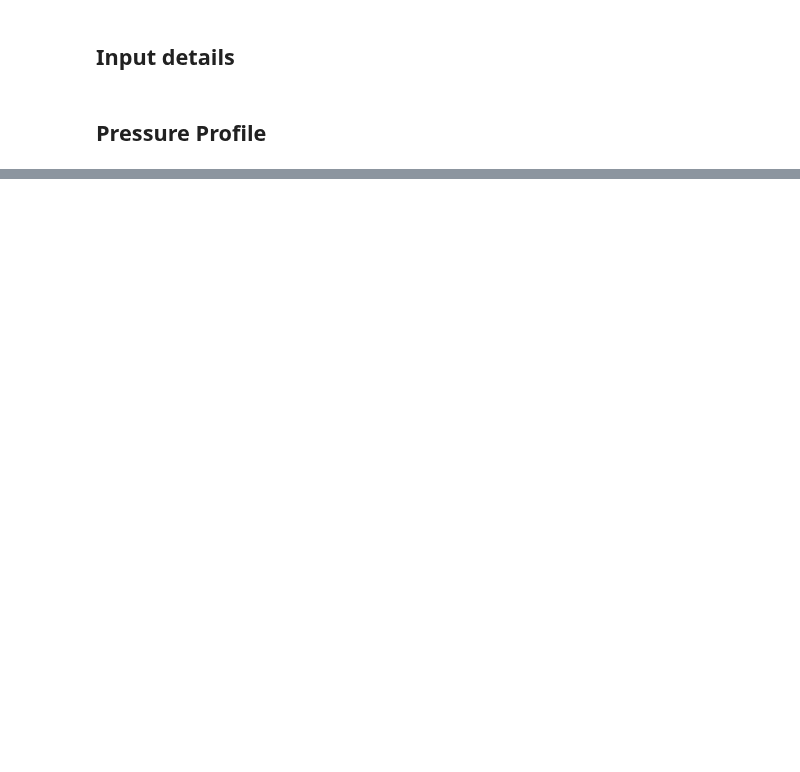
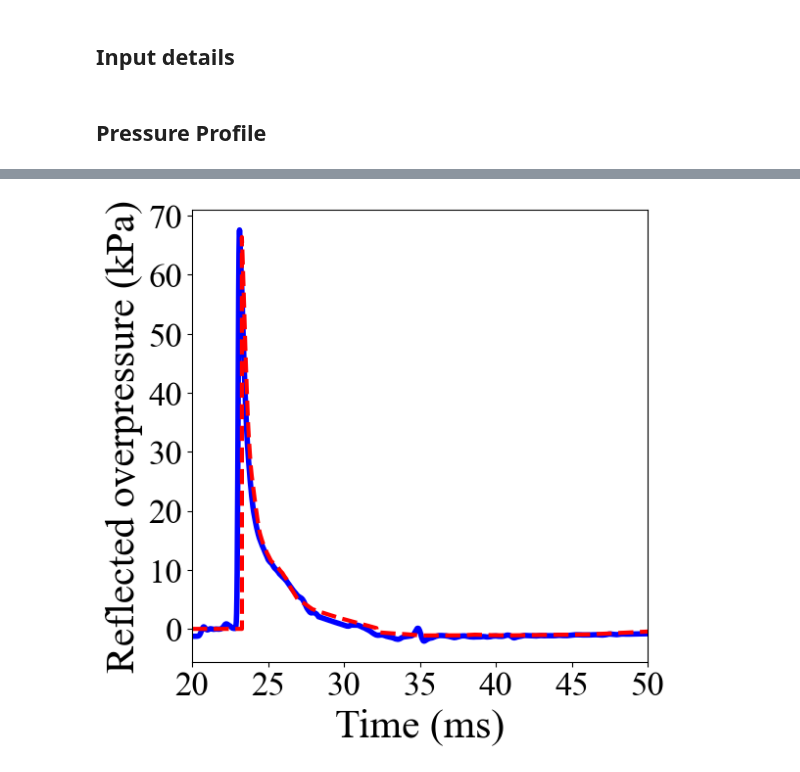
Before and after one commit to ChamodiWidanage/Pressure_history_2, a Jupyter notebook: RP_Combined_Code_All_Sections.ipynb, the cells around one changed output, grey strips where cells are left out. Cells and saved outputs as stored; diff of their text form; code cells hidden in the pictures; blank space fills up the shorter version.

```diff
--- a/RP_Combined_Code_All_Sections.ipynb
+++ b/RP_Combined_Code_All_Sections.ipynb
@@ -231,23 +262,0 @@ plt.show()
-# %%
-X1 = ml_model[:,0]
-y1 = ml_model[:,1]
-
-
-plt.figure(figsize=(6,6))
-plt.rcParams["font.family"] = "Times New Roman"
-plt.plot(X1, y1, linestyle = 'dashed', color = 'red', label = 'ANN framework')
-plt.plot(X2, y2, color = 'blue',label = 'Numerical')
-plt.ylabel('Reflected overpressure (kPa)',fontsize = 20)
-plt.xlabel('Time (ms)',fontsize = 20)
-plt.xticks(fontsize = 18)
-plt.yticks(fontsize = 18)
-plt.legend(fontsize = 20)
-
-# Create the annotation text
-annotation_text = (f'Peak reflected overpressure\n\nANN framework - {round(max(y1), 2)} kPa\n'
-                   f'Numerical - {round(max(y2), 2)} kPa')
-
-plt.annotate(annotation_text,xy=(0.4,0.5), xycoords='figure fraction', fontsize=18)
-plt.xlim (2, termination_time)
-plt.savefig('RP_Num&ANN_Comparison/Section2_4.5m17.3kg/5deg1.png', dpi=150, bbox_inches='tight')
-plt.show()
@@ -253,0 +295,22 @@ plt.show()
+# %%
+plt.figure(figsize=(6,6))
+plt.rcParams["font.family"] = "Times New Roman"
+plt.plot(X2, y2, color = 'blue',label = 'Numerical', linewidth=4)
+plt.plot(X1, y1, linestyle = 'dashed', color = 'red', label = 'ANN framework', linewidth=3)
+plt.ylabel('Reflected overpressure (kPa)',fontsize = 30)
+plt.xlabel('Time (ms)',fontsize = 30)
+plt.xticks(fontsize = 25)
+plt.yticks(fontsize = 25)
+#plt.legend(loc='upper center', bbox_to_anchor=(0.5, -0.15), ncol=2, frameon = False, fontsize = 20)
+
+# Create the annotation text
+#annotation_text = (f'Peak incident overpressure\n\nANN framework - {round(max(y1), 2)} kPa\n'
+#                   f'Numerical - {round(max(y2), 2)} kPa')
+
+#plt.annotate(annotation_text,xy=(0.4,0.5), xycoords='figure fraction', fontsize=18)
+
+plt.xlim (start_time,termination_time)
+plt.savefig(f'RP_Num&ANN_Comparison/Section{section}_{Standoff_distance}m{Mass}kg/{Angle}deg.png', dpi=150, bbox_inches='tight')
+plt.show()
+# %% [output]
+[figure, added]
```
Also changed, not shown: parts of 10 cells of this notebook, 3 other files.
